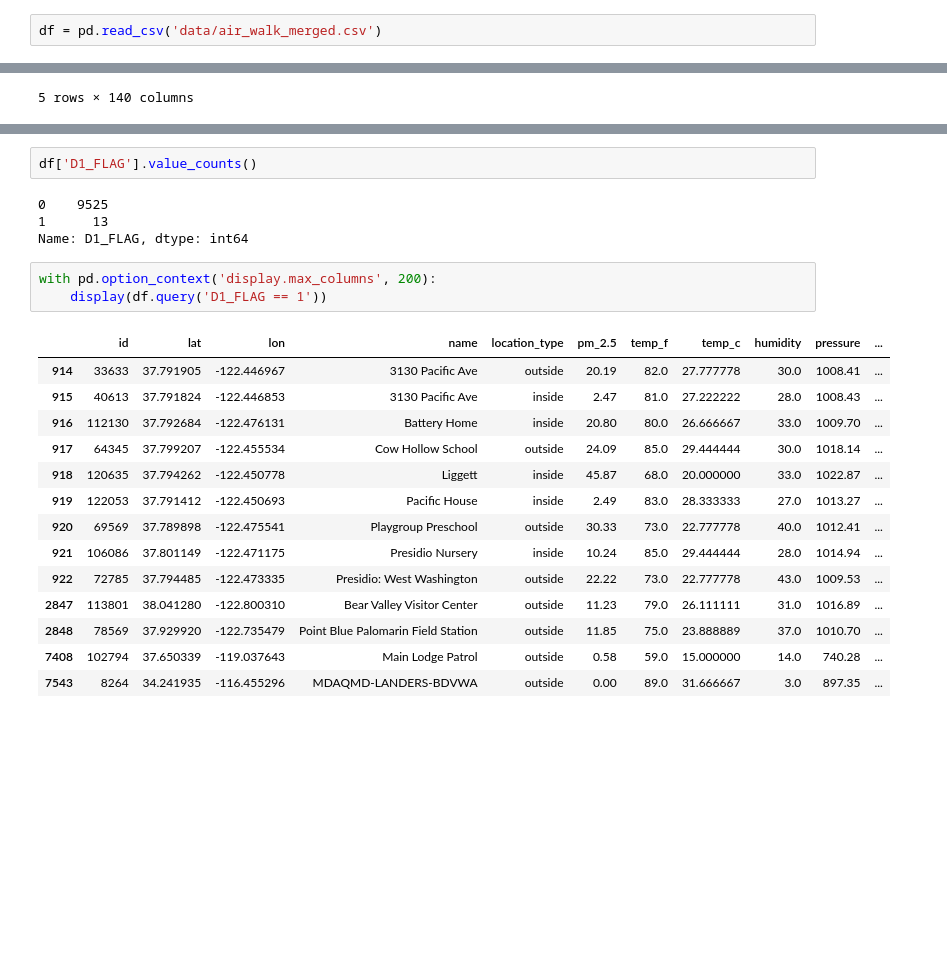
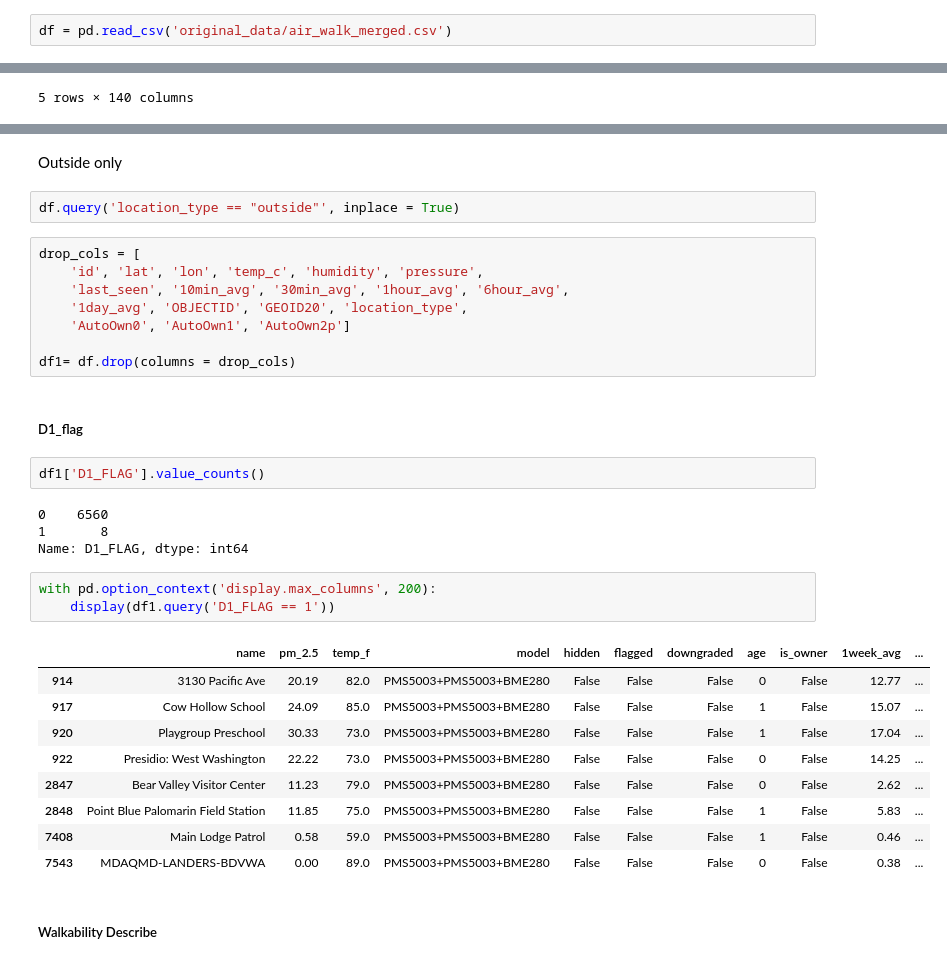
Before and after one commit to morganhof/teamwork_aq_n_walkability, a Jupyter notebook: 02_EDA_Steven.ipynb, the cells around one changed output, grey strips where cells are left out. Saved outputs shown, nothing was run; the diff lists cells and outputs as text; blank space fills up the shorter version.

Commit message:
Cleaning Data. Removed some unneeded columns. Cleaned -99999 values. Scaled vars to pct. Log transformed target. Other log/power transforms.

```diff
--- a/02_EDA_Steven.ipynb
+++ b/02_EDA_Steven.ipynb
@@ -7,7 +7,7 @@ import numpy as np
 import matplotlib.pyplot as plt
 import seaborn as sns
 # %%
-df = pd.read_csv('data/air_walk_merged.csv')
+df = pd.read_csv('original_data/air_walk_merged.csv')
 # %%
 df.head()
 # %% [output]
@@ -21,27 +27,38 @@ df.head()
+# %% [markdown]
+Outside only
+# %%
+df.query('location_type == "outside"', inplace = True)
+# %%
+drop_cols = [
+    'id', 'lat', 'lon', 'temp_c', 'humidity', 'pressure',
+    'last_seen', '10min_avg', '30min_avg', '1hour_avg', '6hour_avg',
+    '1day_avg', 'OBJECTID', 'GEOID20', 'location_type',
+    'AutoOwn0', 'AutoOwn1', 'AutoOwn2p']
+
+df1= df.drop(columns = drop_cols)
+# %% [markdown]
+##### D1_flag
 # %%
-df['D1_FLAG'].value_counts()
+df1['D1_FLAG'].value_counts()
 # %% [output]
-0    9525
-1      13
+0    6560
+1       8
 Name: D1_FLAG, dtype: int64
 # %%
 with pd.option_context('display.max_columns', 200):
-    display(df.query('D1_FLAG == 1'))
+    display(df1.query('D1_FLAG == 1'))
 # %% [output]
-|  | id | lat | lon | name | location_type | pm_2.5 | temp_f | temp_c | humidity | pressure | ... |
-| 914 | 33633 | 37.791905 | -122.446967 | 3130 Pacific Ave | outside | 20.19 | 82.0 | 27.777778 | 30.0 | 1008.41 | ... |
-| 915 | 40613 | 37.791824 | -122.446853 | 3130 Pacific Ave | inside | 2.47 | 81.0 | 27.222222 | 28.0 | 1008.43 | ... |
-| 916 | 112130 | 37.792684 | -122.476131 | Battery Home | inside | 20.80 | 80.0 | 26.666667 | 33.0 | 1009.70 | ... |
-| 917 | 64345 | 37.799207 | -122.455534 | Cow Hollow School | outside | 24.09 | 85.0 | 29.444444 | 30.0 | 1018.14 | ... |
-| 918 | 120635 | 37.794262 | -122.450778 | Liggett | inside | 45.87 | 68.0 | 20.000000 | 33.0 | 1022.87 | ... |
-| 919 | 122053 | 37.791412 | -122.450693 | Pacific House | inside | 2.49 | 83.0 | 28.333333 | 27.0 | 1013.27 | ... |
-| 920 | 69569 | 37.789898 | -122.475541 | Playgroup Preschool | outside | 30.33 | 73.0 | 22.777778 | 40.0 | 1012.41 | ... |
-| 921 | 106086 | 37.801149 | -122.471175 | Presidio Nursery | inside | 10.24 | 85.0 | 29.444444 | 28.0 | 1014.94 | ... |
-| 922 | 72785 | 37.794485 | -122.473335 | Presidio: West Washington | outside | 22.22 | 73.0 | 22.777778 | 43.0 | 1009.53 | ... |
-| 2847 | 113801 | 38.041280 | -122.800310 | Bear Valley Visitor Center | outside | 11.23 | 79.0 | 26.111111 | 31.0 | 1016.89 | ... |
-| 2848 | 78569 | 37.929920 | -122.735479 | Point Blue Palomarin Field Station | outside | 11.85 | 75.0 | 23.888889 | 37.0 | 1010.70 | ... |
-| 7408 | 102794 | 37.650339 | -119.037643 | Main Lodge Patrol | outside | 0.58 | 59.0 | 15.000000 | 14.0 | 740.28 | ... |
-| 7543 | 8264 | 34.241935 | -116.455296 | MDAQMD-LANDERS-BDVWA | outside | 0.00 | 89.0 | 31.666667 | 3.0 | 897.35 | ... |
+|  | name | pm_2.5 | temp_f | model | hidden | flagged | downgraded | age | is_owner | 1week_avg | ... |
+| 914 | 3130 Pacific Ave | 20.19 | 82.0 | PMS5003+PMS5003+BME280 | False | False | False | 0 | False | 12.77 | ... |
+| 917 | Cow Hollow School | 24.09 | 85.0 | PMS5003+PMS5003+BME280 | False | False | False | 1 | False | 15.07 | ... |
+| 920 | Playgroup Preschool | 30.33 | 73.0 | PMS5003+PMS5003+BME280 | False | False | False | 1 | False | 17.04 | ... |
+| 922 | Presidio: West Washington | 22.22 | 73.0 | PMS5003+PMS5003+BME280 | False | False | False | 0 | False | 14.25 | ... |
+| 2847 | Bear Valley Visitor Center | 11.23 | 79.0 | PMS5003+PMS5003+BME280 | False | False | False | 0 | False | 2.62 | ... |
+| 2848 | Point Blue Palomarin Field Station | 11.85 | 75.0 | PMS5003+PMS5003+BME280 | False | False | False | 1 | False | 5.83 | ... |
+| 7408 | Main Lodge Patrol | 0.58 | 59.0 | PMS5003+PMS5003+BME280 | False | False | False | 1 | False | 0.46 | ... |
+| 7543 | MDAQMD-LANDERS-BDVWA | 0.00 | 89.0 | PMS5003+PMS5003+BME280 | False | False | False | 0 | False | 0.38 | ... |
+# %% [markdown]
+##### Walkability Describe
 # %%
 with pd.option_context('display.max_columns', 200):
     display(df.loc[:,'E5_Ret':'D5DEI'].describe())
```
Also changed, not shown: parts of 70 cells of this notebook, 1 other file.
